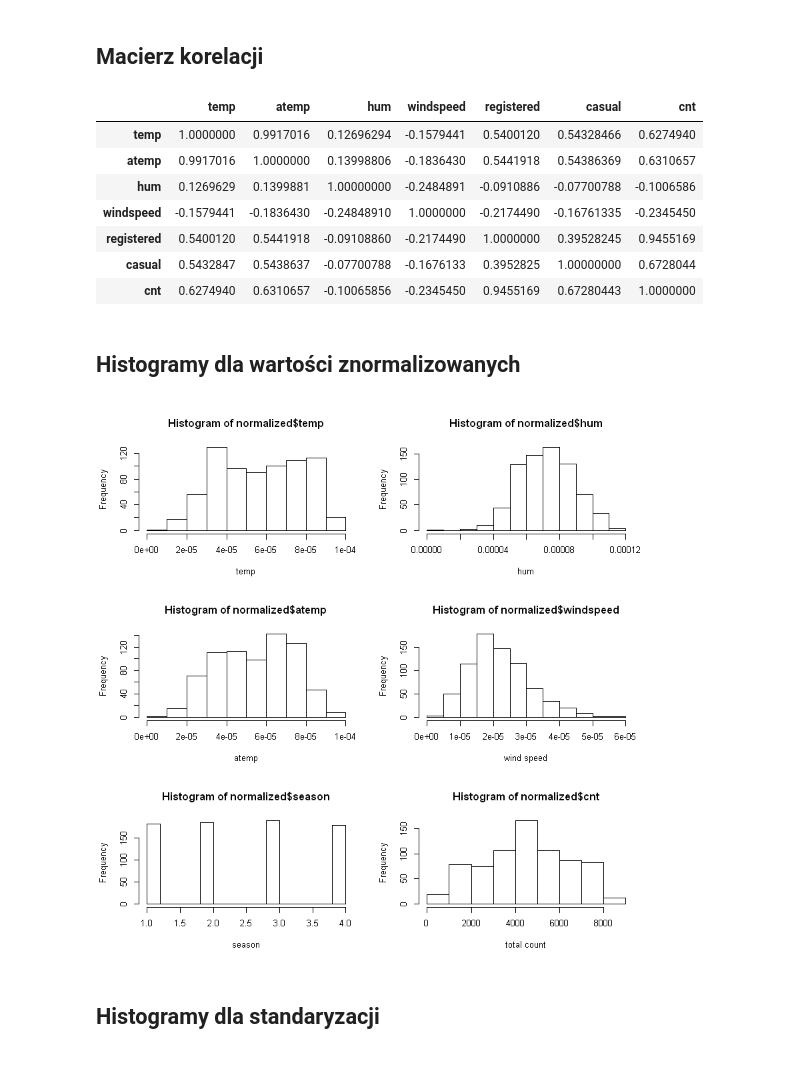
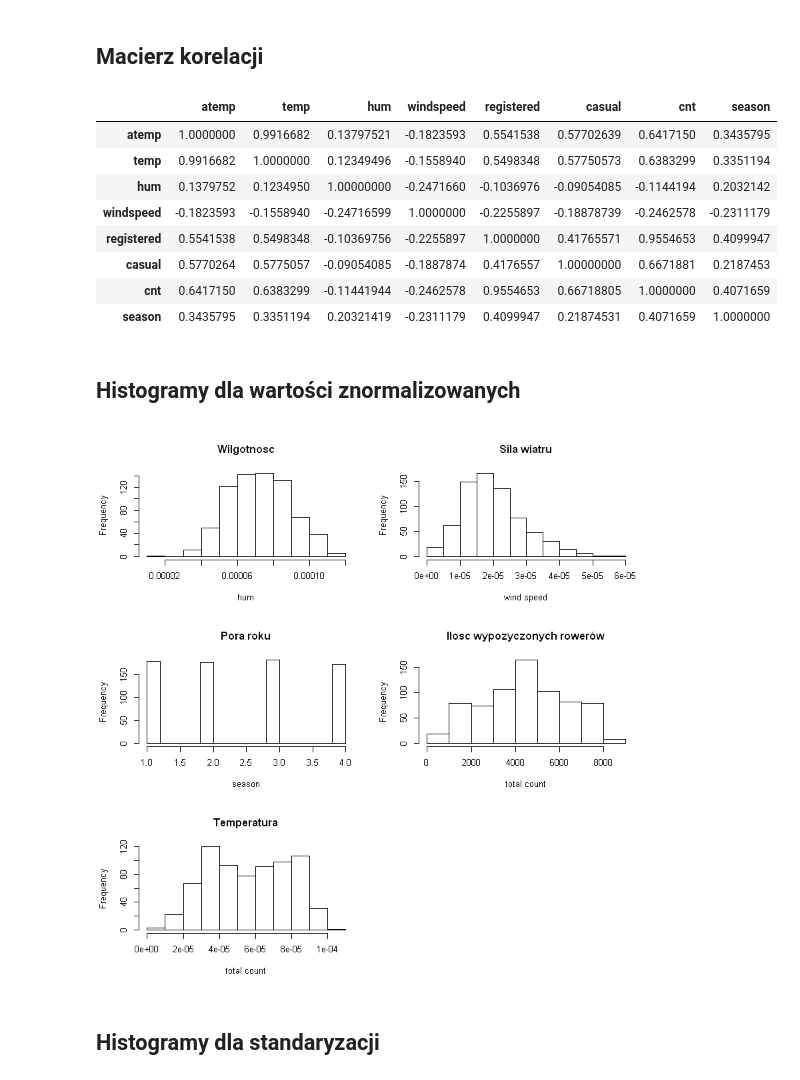
Before and after one commit to durden2/regression_models_pk, a Jupyter notebook: Preprocessing.ipynb, the cells around one changed output. Drawn from its saved outputs; the diff is of its cells as text; code cells hidden in the pictures.

```diff
--- a/Preprocessing.ipynb
+++ b/Preprocessing.ipynb
@@ -34,7 +34,7 @@ summary(data)
  3rd Qu.:0.23321   3rd Qu.:1096.0   3rd Qu.:4776   3rd Qu.:5956
  Max.   :0.50746   Max.   :3410.0   Max.   :6946   Max.   :8714
 # %%
-keeps <- c("temp", "atemp",  "hum", "windspeed", "registered", "casual", "cnt")
+keeps <- c("atemp", "temp", "hum", "windspeed", "registered", "casual", "cnt", "season")
 df = data[keeps]
 head(df)
 # %% [output]
@@ -47,0 +110,3 @@ head(df)
+# %%
+model <- lm(df$cnt~df$hum + df$windspeed + df$registered + df$temp)
+plot(dffits(model), pch=23, bg='orange', cex=2, ylab="DFFITS")
@@ -47,0 +117,3 @@ head(df)
+# %%
+x_dffits <- df
+x_dffits <- x_dffits[which(abs(dffits(model)) < 0.2),]
@@ -48,9 +133,9 @@ head(df)
 # %% [markdown]
 #### Normalizacja
 # %%
-x <- df
+x <- x_dffits
 normalized = (x-min(x))/(max(x)-min(x))
-normalized = data.frame(normalized, 'season' = data$season)
-normalized$cnt = data$cnt
+normalized$cnt = x_dffits$cnt
+normalized$season = x_dffits$season
 head(normalized)
 # %% [output]
@@ -105,29 +190,29 @@ write.csv(normalized, file = "day_stnd.csv")
 # %% [markdown]
 ## Macierz korelacji
 # %%
-cor(df)
+cor(normalized)
 # %% [output]
-|  | temp | atemp | hum | windspeed | registered | casual | cnt |
-| temp | 1.0000000 | 0.9917016 | 0.12696294 | -0.1579441 | 0.5400120 | 0.54328466 | 0.6274940 |
-| atemp | 0.9917016 | 1.0000000 | 0.13998806 | -0.1836430 | 0.5441918 | 0.54386369 | 0.6310657 |
-| hum | 0.1269629 | 0.1399881 | 1.00000000 | -0.2484891 | -0.0910886 | -0.07700788 | -0.1006586 |
-| windspeed | -0.1579441 | -0.1836430 | -0.24848910 | 1.0000000 | -0.2174490 | -0.16761335 | -0.2345450 |
-| registered | 0.5400120 | 0.5441918 | -0.09108860 | -0.2174490 | 1.0000000 | 0.39528245 | 0.9455169 |
-| casual | 0.5432847 | 0.5438637 | -0.07700788 | -0.1676133 | 0.3952825 | 1.00000000 | 0.6728044 |
-| cnt | 0.6274940 | 0.6310657 | -0.10065856 | -0.2345450 | 0.9455169 | 0.67280443 | 1.0000000 |
+|  | atemp | temp | hum | windspeed | registered | casual | cnt | season |
+| atemp | 1.0000000 | 0.9916682 | 0.13797521 | -0.1823593 | 0.5541538 | 0.57702639 | 0.6417150 | 0.3435795 |
+| temp | 0.9916682 | 1.0000000 | 0.12349496 | -0.1558940 | 0.5498348 | 0.57750573 | 0.6383299 | 0.3351194 |
+| hum | 0.1379752 | 0.1234950 | 1.00000000 | -0.2471660 | -0.1036976 | -0.09054085 | -0.1144194 | 0.2032142 |
+| windspeed | -0.1823593 | -0.1558940 | -0.24716599 | 1.0000000 | -0.2255897 | -0.18878739 | -0.2462578 | -0.2311179 |
+| registered | 0.5541538 | 0.5498348 | -0.10369756 | -0.2255897 | 1.0000000 | 0.41765571 | 0.9554653 | 0.4099947 |
+| casual | 0.5770264 | 0.5775057 | -0.09054085 | -0.1887874 | 0.4176557 | 1.00000000 | 0.6671881 | 0.2187453 |
+| cnt | 0.6417150 | 0.6383299 | -0.11441944 | -0.2462578 | 0.9554653 | 0.66718805 | 1.0000000 | 0.4071659 |
+| season | 0.3435795 | 0.3351194 | 0.20321419 | -0.2311179 | 0.4099947 | 0.21874531 | 0.4071659 | 1.0000000 |
 # %% [markdown]
 ## Histogramy dla wartości znormalizowanych
 # %%
 par(mfrow = c(3,2))
 
-hist(normalized$temp, xlab = 'temp')
-hist(normalized$hum, xlab = 'hum')
-hist(normalized$atemp, xlab = 'atemp')
-hist(normalized$windspeed, xlab = 'wind speed')
-hist(normalized$season, xlab = 'season')
-hist(normalized$cnt, xlab = 'total count')
+hist(normalized$hum, xlab = 'hum', main = 'Wilgotność')
+hist(normalized$windspeed, xlab = 'wind speed', main = 'Siła wiatru')
+hist(normalized$season, xlab = 'season',main = 'Pora roku')
+hist(normalized$cnt, xlab = 'total count', main = 'Ilość wypożyczonych rowerów')
+hist(normalized$temp, xlab = 'total count', main = 'Temperatura')
 # %% [output]
-[figure, old version]
+[figure, new version]
 # %% [markdown]
 ## Histogramy dla standaryzacji
 # %%
```
Also changed, not shown: parts of 37 cells of this notebook.
